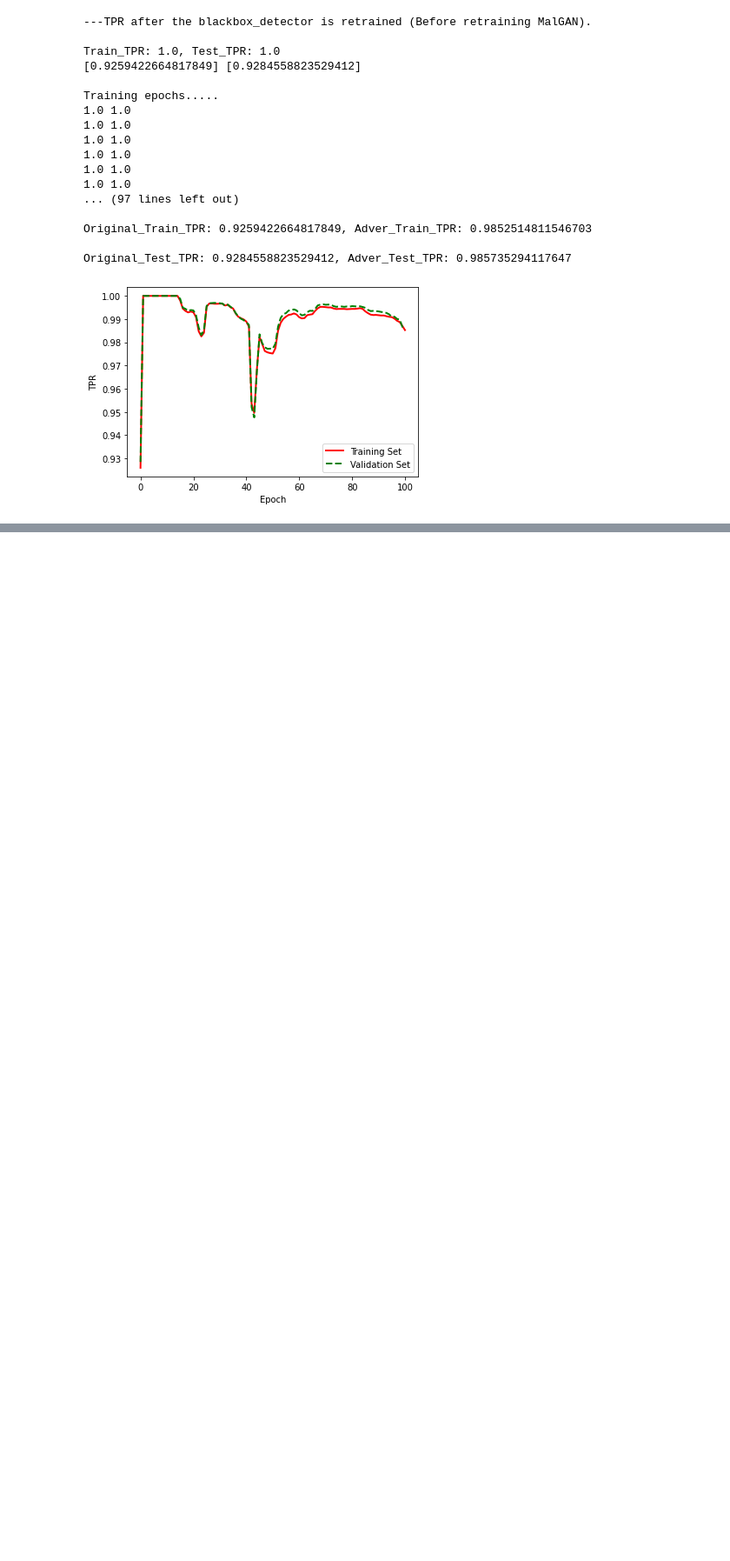
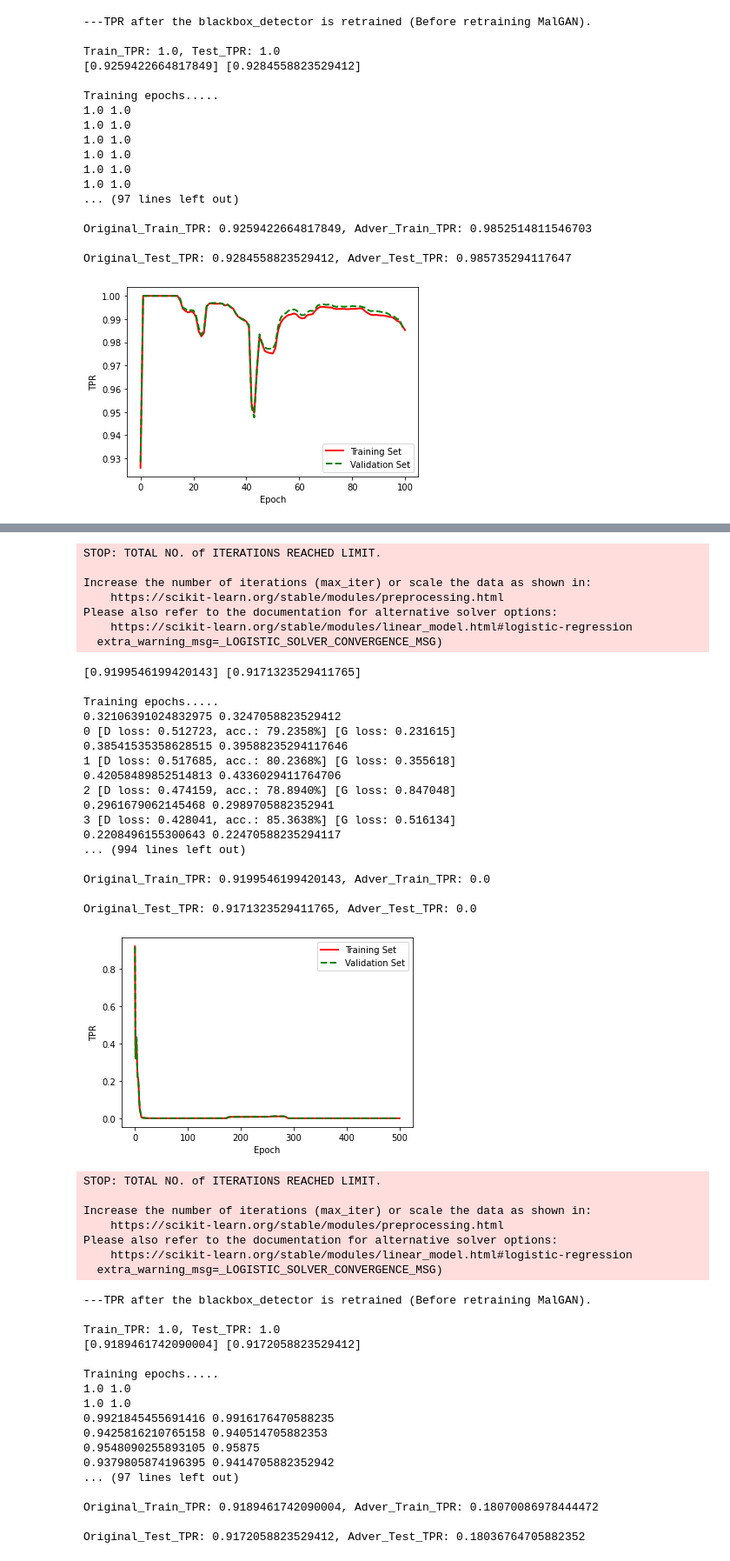
Before and after one commit to danhlk/Bot_GAN, a Jupyter notebook: Bot_GAN.ipynb, the cells around one changed output, grey strips where cells are left out. Shown at 87% size. Saved outputs shown, nothing was run; the diff lists cells and outputs as text; code cells hidden in the pictures; blank space fills up the shorter version.

```diff
--- a/Bot_GAN.ipynb
+++ b/Bot_GAN.ipynb
@@ -600,3 +637,9 @@ Original_Train_TPR: 0.9259422664817849, Adver_Train_TPR: 0.9852514811546703
 
 Original_Test_TPR: 0.9284558823529412, Adver_Test_TPR: 0.985735294117647
 [figure]
+# %%
+botgan_LR_0 = BotGAN(blackbox='LR', same_train_data=0)
+botgan_LR_0.train(epochs=500, batch_size=4096)
+botgan_LR_0.retrain_blackbox_detector()
+botgan_LR_0.train(epochs=100, batch_size=4096, is_first=False)
+# %% [output]
@@ -602,0 +663,49 @@ Original_Test_TPR: 0.9284558823529412, Adver_Test_TPR: 0.985735294117647
+STOP: TOTAL NO. of ITERATIONS REACHED LIMIT.
+
+Increase the number of iterations (max_iter) or scale the data as shown in:
+    https://scikit-learn.org/stable/modules/preprocessing.html
+Please also refer to the documentation for alternative solver options:
+    https://scikit-learn.org/stable/modules/linear_model.html#logistic-regression
+  extra_warning_msg=_LOGISTIC_SOLVER_CONVERGENCE_MSG)
+[0.9199546199420143] [0.9171323529411765]
+
+Training epochs.....
+0.32106391024832975 0.3247058823529412
+0 [D loss: 0.512723, acc.: 79.2358%] [G loss: 0.231615]
+0.38541535358628515 0.39588235294117646
+1 [D loss: 0.517685, acc.: 80.2368%] [G loss: 0.355618]
+0.42058489852514813 0.4336029411764706
+2 [D loss: 0.474159, acc.: 78.8940%] [G loss: 0.847048]
+0.2961679062145468 0.2989705882352941
+3 [D loss: 0.428041, acc.: 85.3638%] [G loss: 0.516134]
+0.2208496155300643 0.22470588235294117
+... (994 lines left out)
+
+Original_Train_TPR: 0.9199546199420143, Adver_Train_TPR: 0.0
+
+Original_Test_TPR: 0.9171323529411765, Adver_Test_TPR: 0.0
+[figure, added]
+STOP: TOTAL NO. of ITERATIONS REACHED LIMIT.
+
+Increase the number of iterations (max_iter) or scale the data as shown in:
+    https://scikit-learn.org/stable/modules/preprocessing.html
+Please also refer to the documentation for alternative solver options:
+    https://scikit-learn.org/stable/modules/linear_model.html#logistic-regression
+  extra_warning_msg=_LOGISTIC_SOLVER_CONVERGENCE_MSG)
+---TPR after the blackbox_detector is retrained (Before retraining MalGAN).
+
+Train_TPR: 1.0, Test_TPR: 1.0
+[0.9189461742090004] [0.9172058823529412]
+
+Training epochs.....
+1.0 1.0
+1.0 1.0
+0.9921845455691416 0.9916176470588235
+0.9425816210765158 0.940514705882353
+0.9548090255893105 0.95875
+0.9379805874196395 0.9414705882352942
+... (97 lines left out)
+
+Original_Train_TPR: 0.9189461742090004, Adver_Train_TPR: 0.18070086978444472
+
+Original_Test_TPR: 0.9172058823529412, Adver_Test_TPR: 0.18036764705882352
```
Also changed, not shown: parts of 2 cells of this notebook.
